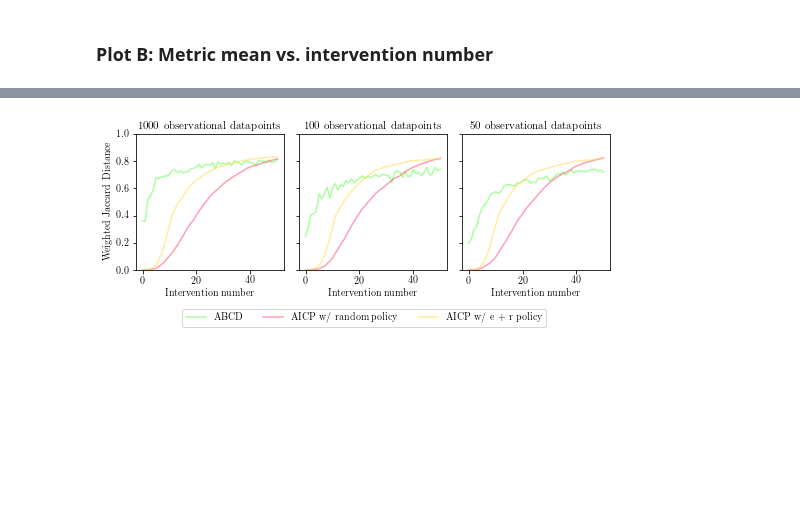
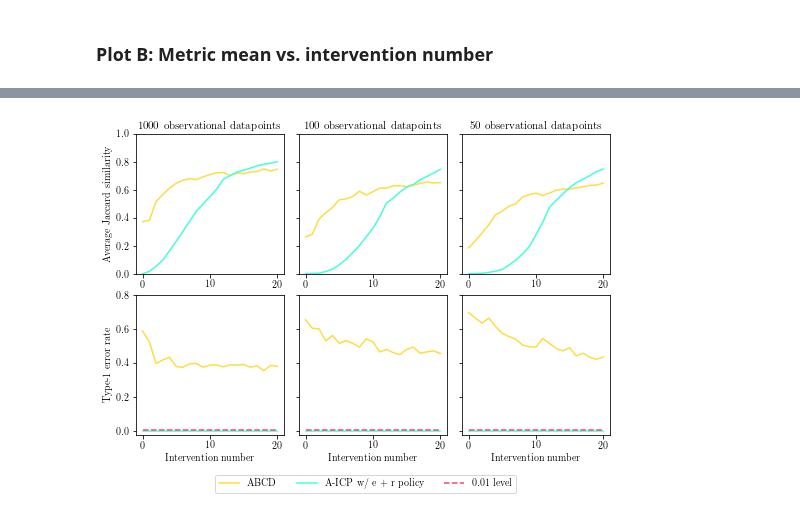
Before and after one commit to juangamella/aicp, a Jupyter notebook: plots_abcd.ipynb, the cells around one changed output, grey strips where cells are left out. Saved outputs shown, nothing was run; the diff lists cells and outputs as text; code cells hidden in the pictures; blank space fills up the shorter version.

```diff
--- a/plots_abcd.ipynb
+++ b/plots_abcd.ipynb
@@ -215,10 +231,18 @@ filenames_aicp_50 = ["experiments/results_1586324804_n_workers:-1_batch_size:200
+# %%
+filenames_aicp_50 = ["experiments/results_1587155238_G:4_runs:5_i_mean:10_i_var:1_finite:True_max_iter:50_n:10_n_obs:50_alpha:0.0002_tag:apr17_load_dataset:dataset_3_abcd:True.pickle"]
+filenames_aicp_100 = ["experiments/results_1587155125_G:4_runs:5_i_mean:10_i_var:1_finite:True_max_iter:50_n:10_n_obs:100_alpha:0.0002_tag:apr17_load_dataset:dataset_3_abcd:True.pickle"]
+filenames_aicp_1000 = ["experiments/results_1587225751_G:4_runs:5_i_mean:10_i_var:1_finite:True_max_iter:50_n:10_n_obs:1000_alpha:0.0002_tag:apr17_load_dataset:dataset_3_abcd:True.pickle"]
+
+filenames_aicp_50_new = ["experiments/results_1587158639_G:4_runs:5_i_mean:10_i_var:1_finite:True_max_iter:25_n:10_n_obs:50_alpha:0.0004_tag:apr17_load_dataset:dataset_3_new_abcd:True.pickle"]
+filenames_aicp_100_new = ["experiments/results_1587235775_G:4_runs:5_i_mean:10_i_var:1_finite:True_max_iter:25_n:10_n_obs:100_alpha:0.0004_tag:apr17_load_dataset:dataset_3_new_abcd:True.pickle"]
+filenames_aicp_1000_new = ["experiments/results_1587151067_G:4_runs:5_i_mean:10_i_var:1_finite:True_max_iter:25_n:10_n_obs:1000_alpha:0.0004_tag:apr17_load_dataset:dataset_3_new_abcd:True.pickle"]
 # %%
-cases, results_aicp_1000 = load_results(filenames_aicp_1000lvl0002, "aicp")
-Trajectories_aicp_1000 = compute_trajectories_aicp(results_aicp_1000, cases)[0]
+cases, results_aicp_1000 = load_results(filenames_aicp_1000, "aicp")
+Trajectories_aicp_1000, Type1Error_aicp_1000, _, _, _, _, _ = compute_trajectories_aicp(results_aicp_1000, cases, 50)
 
 cases, results_aicp_100 = load_results(filenames_aicp_100, "aicp")
-Trajectories_aicp_100 = compute_trajectories_aicp(results_aicp_100, cases)[0]
+Trajectories_aicp_100, Type1Error_aicp_100, _, _, _, _, _ = compute_trajectories_aicp(results_aicp_100, cases, 50)
 
 cases, results_aicp_50 = load_results(filenames_aicp_50, "aicp")
-Trajectories_aicp_50 = compute_trajectories_aicp(results_aicp_50, cases)[0]
+Trajectories_aicp_50, Type1Error_aicp_50, _, _, _, _, _ = compute_trajectories_aicp(results_aicp_50, cases, 50)
 # %% [output]
@@ -273,44 +341,81 @@ plot_trajectories_dist(Trajectories_aicp_1000["random"], ax, color=colorsa[0])
 # %%
-gs = gridspec.GridSpec(1, 3, wspace=0.10, hspace=0.15)
-plt.figure(figsize=(8.5,2.5))
+gs = gridspec.GridSpec(3, 3, wspace=0.10, hspace=0.15)
+plt.figure(figsize=(8.5,8.5))
+plot_iter = 21
+# =========================
+# == JACCARD SIMMILARITY ==
 
 ylim = [0,1]
 
 # Plot for 1000 initial samples
 plt.subplot(gs[0])
 ax = plt.gca()
-ax.plot(Trajectories_abcd_1000.mean(axis=0), c=colorsa[2], label="ABCD", linewidth=1.5)
-ax.plot(Trajectories_aicp_1000["random"].mean(axis=0), c=colorsa[0], label="AICP w/ random policy", linewidth=1.5)
-ax.plot(Trajectories_aicp_1000["e + r"].mean(axis=0), c=colorsa[1], label="AICP w/ e + r policy", linewidth=1.5)
-plt.xlabel("Intervention number")
-plt.ylabel("Weighted Jaccard Distance")
+ax.plot(Trajectories_abcd_1000.mean(axis=0)[0:plot_iter], c=colors[1], label="ABCD", linewidth=1.5)
+#ax.plot(Trajectories_aicp_1000["random"].mean(axis=0)[0:plot_iter], c=colors[0], label="AICP w/ random policy", linewidth=1.5)
+ax.plot(Trajectories_aicp_1000["e + r"].mean(axis=0)[0:plot_iter], c=colors[3], label="AICP w/ e + r policy", linewidth=1.5)
+plt.ylabel("Average Jaccard similarity")
 ax.text(0.5,1.04,"1000 observational datapoints", transform=ax.transAxes, fontsize=11, ha="center")
 plt.ylim(ylim)
 
 # Plot for 100 initial samples
 plt.subplot(gs[1])
 ax = plt.gca()
-ax.plot(Trajectories_abcd_100.mean(axis=0), c=colorsa[2], label="ABCD", linewidth=1.5)
-ax.plot(Trajectories_aicp_100["random"].mean(axis=0), c=colorsa[0], label="AICP w/ random policy", linewidth=1.5)
-ax.plot(Trajectories_aicp_100["e + r"].mean(axis=0), c=colorsa[1], label="AICP w/ e + r policy", linewidth=1.5)
-plt.xlabel("Intervention number")
+ax.plot(Trajectories_abcd_100.mean(axis=0)[0:plot_iter], c=colors[1], label="ABCD", linewidth=1.5)
+#ax.plot(Trajectories_aicp_100["random"].mean(axis=0)[0:plot_iter], c=colors[0], label="AICP w/ random policy", linewidth=1.5)
+ax.plot(Trajectories_aicp_100["e + r"].mean(axis=0)[0:plot_iter], c=colors[3], label="AICP w/ e + r policy", linewidth=1.5)
 ax.set_yticklabels([])
 ax.text(0.5,1.04,"100 observational datapoints", transform=ax.transAxes, fontsize=11, ha="center")
 plt.ylim(ylim)
 
 # Plot for 50 initial samples
 plt.subplot(gs[2])
 ax = plt.gca()
-ax.plot(Trajectories_abcd_50.mean(axis=0), c=colorsa[2], label="ABCD", linewidth=1.5)
-ax.plot(Trajectories_aicp_50["random"].mean(axis=0), c=colorsa[0], label="AICP w/ random policy", linewidth=1.5)
-ax.plot(Trajectories_aicp_50["e + r"].mean(axis=0), c=colorsa[1], label="AICP w/ e + r policy", linewidth=1.5)
-plt.xlabel("Intervention number")
+ax.plot(Trajectories_abcd_50.mean(axis=0)[0:plot_iter], c=colors[1], label="ABCD", linewidth=1.5)
+#ax.plot(Trajectories_aicp_50["random"].mean(axis=0)[0:plot_iter], c=colors[0], label="AICP w/ random policy", linewidth=1.5)
+ax.plot(Trajectories_aicp_50["e + r"].mean(axis=0)[0:plot_iter], c=colors[3], label="AICP w/ e + r policy", linewidth=1.5)
 ax.set_yticklabels([])
 ax.text(0.5,1.04,"50 observational datapoints", transform=ax.transAxes, fontsize=11, ha="center")
 plt.ylim(ylim)
 
-ax.legend(prop=fontP, ncol=5, bbox_to_anchor=(0.6, -.25))
+# =======================
+# == TYPE 1 ERROR RATE ==
 
-plt.savefig("figures/abcd_vs_aicp.pdf", bbox_inches='tight')
+ylim = [-0.02,0.8]
+
+# Plot for 1000 initial samples
+plt.subplot(gs[3])
+ax = plt.gca()
+ax.plot(np.mean(Type1Errors_abcd_1000, axis=0)[0:plot_iter], c=colors[1], label="ABCD", linewidth=1.5)
+#ax.plot(np.mean(Type1Error_aicp_1000["random"], axis=0)[0:plot_iter], c=colors[0], label="AICP w/ random policy", linewidth=1.5)
+ax.plot(np.mean(Type1Error_aicp_1000["e + r"], axis=0)[0:plot_iter], c=colors[3], label="AICP w/ e + r policy", linewidth=1.5)
+plt.xlabel("Intervention number")
+plt.ylabel("Type-1 error rate")
+plt.ylim(ylim)
+ax.plot([0, plot_iter-1], [0.01, 0.01], color = colors[0], linestyle="--", label="0.01 level")
+
+# Plot for 100 initial samples
+plt.subplot(gs[4])
+ax = plt.gca()
+ax.plot(np.mean(Type1Errors_abcd_100, axis=0)[0:plot_iter], c=colors[1], label="ABCD", linewidth=1.5)
+#ax.plot(np.mean(Type1Error_aicp_100["random"], axis=0)[0:plot_iter], c=colors[0], label="AICP w/ random policy", linewidth=1.5)
+ax.plot(np.mean(Type1Error_aicp_100["e + r"], axis=0)[0:plot_iter], c=colors[3], label="AICP w/ e + r policy", linewidth=1.5)
+plt.xlabel("Intervention number")
+ax.set_yticklabels([])
+plt.ylim(ylim)
+ax.plot([0, plot_iter-1], [0.01, 0.01], color = colors[0], linestyle="--", label="0.01 level")
+
+# Plot for 50 initial samples
+plt.subplot(gs[5])
+ax = plt.gca()
+ax.plot(np.mean(Type1Errors_abcd_50, axis=0)[0:plot_iter], c=colors[1], label="ABCD", linewidth=1.5)
+#ax.plot(np.mean(Type1Error_aicp_50["random"], axis=0)[0:plot_iter], c=colors[0], label="AICP w/ random policy", linewidth=1.5)
+ax.plot(np.mean(Type1Error_aicp_50["e + r"], axis=0)[0:plot_iter], c=colors[3], label="A-ICP w/ e + r policy", linewidth=1.5)
+plt.xlabel("Intervention number")
+ax.set_yticklabels([])
+plt.ylim(ylim)
+ax.plot([0, plot_iter-1], [0.01, 0.01], color = colors[0], linestyle="--", label="0.01 level")
+ax.legend(prop=fontP, ncol=5, bbox_to_anchor=(0.4, -.25))
+
+plt.savefig("figures/abcd_vs_aicp_all.pdf", bbox_inches='tight')
 # %% [output]
-[figure, old version]
+[figure, new version]
```
Also changed, not shown: parts of 15 cells of this notebook, 4 other files.
